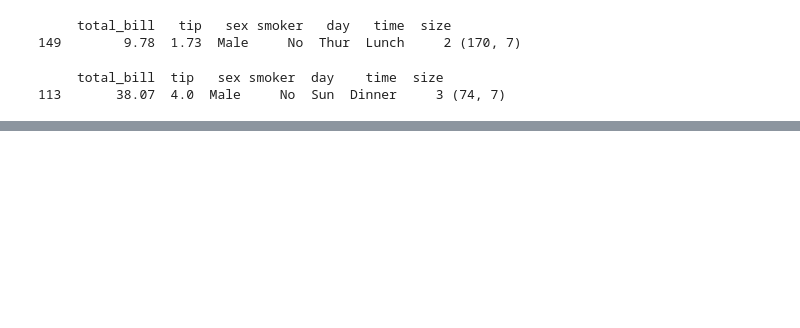
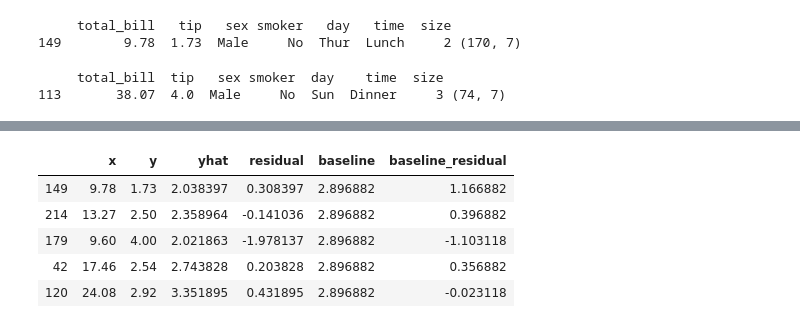
Before and after one commit to faithkane3/zillow_project, a Jupyter notebook: evaluate_walkthrough.ipynb, the cells around one changed output, grey strips where cells are left out. Drawn from its saved outputs; the diff is of its cells as text; code cells hidden in the pictures; blank space fills up the shorter version.

```diff
--- a/evaluate_walkthrough.ipynb
+++ b/evaluate_walkthrough.ipynb
@@ -56,0 +266,3 @@ y_test = test[['tip']]
+# %%
+eval_ols_df = pd.DataFrame({'x': X_train, 'y': y_train, 'yhat': ols_yhat })
+eval_ols_df.head()
@@ -56,0 +276,2 @@ y_test = test[['tip']]
+# %%
+eval_ols_df['residual'] = eval_ols_df.yhat - eval_ols_df.y
@@ -56,0 +294,3 @@ y_test = test[['tip']]
+# %%
+eval_ols_df = eval_ols_df.assign(baseline=eval_ols_df.y.mean())
+eval_ols_df.head()
@@ -56,0 +304,11 @@ y_test = test[['tip']]
+# %%
+eval_ols_df['baseline_residual'] = eval_ols_df.baseline - eval_ols_df.y
+# %%
+eval_ols_df.head()
+# %% [output]
+|  | x | y | yhat | residual | baseline | baseline_residual |
+| 149 | 9.78 | 1.73 | 2.038397 | 0.308397 | 2.896882 | 1.166882 |
+| 214 | 13.27 | 2.50 | 2.358964 | -0.141036 | 2.896882 | 0.396882 |
+| 179 | 9.60 | 4.00 | 2.021863 | -1.978137 | 2.896882 | -1.103118 |
+| 42 | 17.46 | 2.54 | 2.743828 | 0.203828 | 2.896882 | 0.356882 |
+| 120 | 24.08 | 2.92 | 3.351895 | 0.431895 | 2.896882 | -0.023118 |
```
Also changed, not shown: parts of 32 cells of this notebook, 2 other files.
